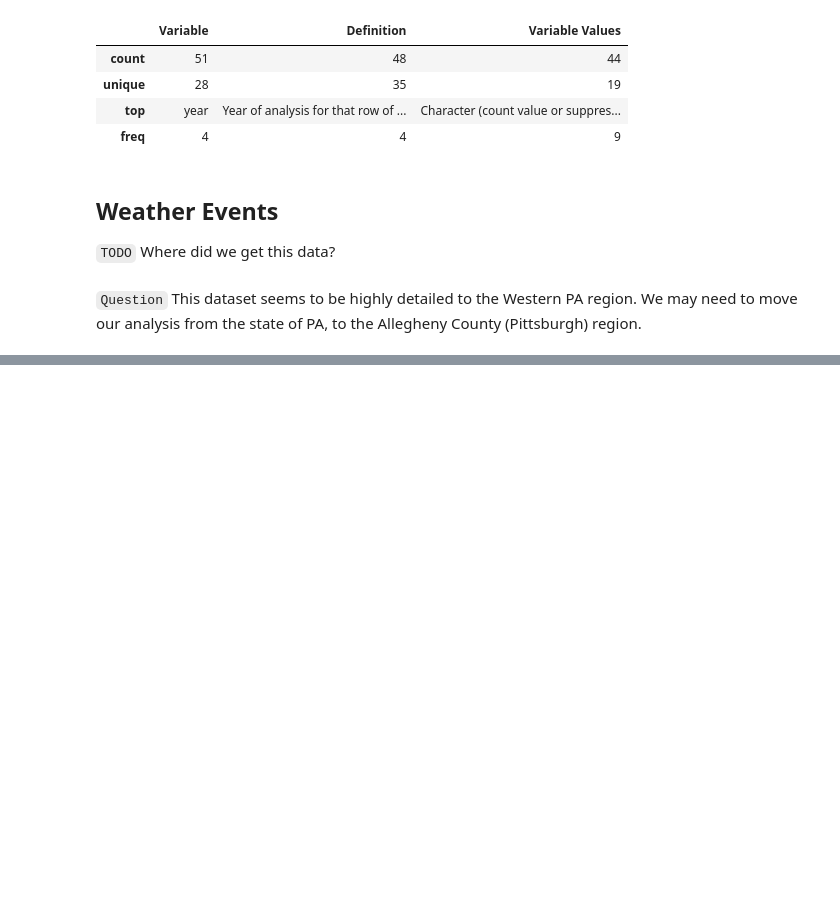
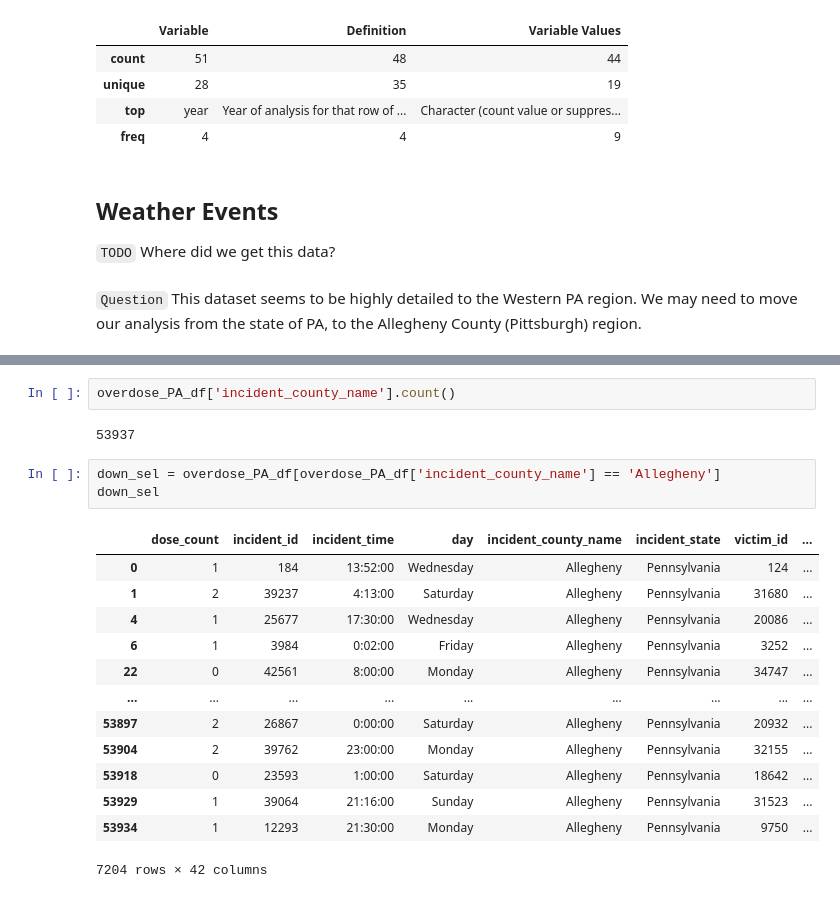
Before and after one commit to BBotzer/DAAN881_Team1, a Jupyter notebook: opioid_analytics/notebooks/data_processing_bb.ipynb, the cells around one changed output, grey strips where cells are left out. Saved outputs shown, nothing was run; the diff lists cells and outputs as text; blank space fills up the shorter version.

```diff
--- a/opioid_analytics/notebooks/data_processing_bb.ipynb
+++ b/opioid_analytics/notebooks/data_processing_bb.ipynb
@@ -243,0 +424,21 @@ overdose_PA_df.describe()
+# %%
+overdose_PA_df['incident_county_name'].count()
+# %% [output]
+53937
+# %%
+down_sel = overdose_PA_df[overdose_PA_df['incident_county_name'] == 'Allegheny']
+down_sel
+# %% [output]
+|  | dose_count | incident_id | incident_time | day | incident_county_name | incident_state | victim_id | ... |
+| 0 | 1 | 184 | 13:52:00 | Wednesday | Allegheny | Pennsylvania | 124 | ... |
+| 1 | 2 | 39237 | 4:13:00 | Saturday | Allegheny | Pennsylvania | 31680 | ... |
+| 4 | 1 | 25677 | 17:30:00 | Wednesday | Allegheny | Pennsylvania | 20086 | ... |
+| 6 | 1 | 3984 | 0:02:00 | Friday | Allegheny | Pennsylvania | 3252 | ... |
+| 22 | 0 | 42561 | 8:00:00 | Monday | Allegheny | Pennsylvania | 34747 | ... |
+| ... | ... | ... | ... | ... | ... | ... | ... | ... |
+| 53897 | 2 | 26867 | 0:00:00 | Saturday | Allegheny | Pennsylvania | 20932 | ... |
+| 53904 | 2 | 39762 | 23:00:00 | Monday | Allegheny | Pennsylvania | 32155 | ... |
+| 53918 | 0 | 23593 | 1:00:00 | Saturday | Allegheny | Pennsylvania | 18642 | ... |
+| 53929 | 1 | 39064 | 21:16:00 | Sunday | Allegheny | Pennsylvania | 31523 | ... |
+| 53934 | 1 | 12293 | 21:30:00 | Monday | Allegheny | Pennsylvania | 9750 | ... |
+7204 rows × 42 columns
```
Also changed, not shown: parts of 34 cells of this notebook.
